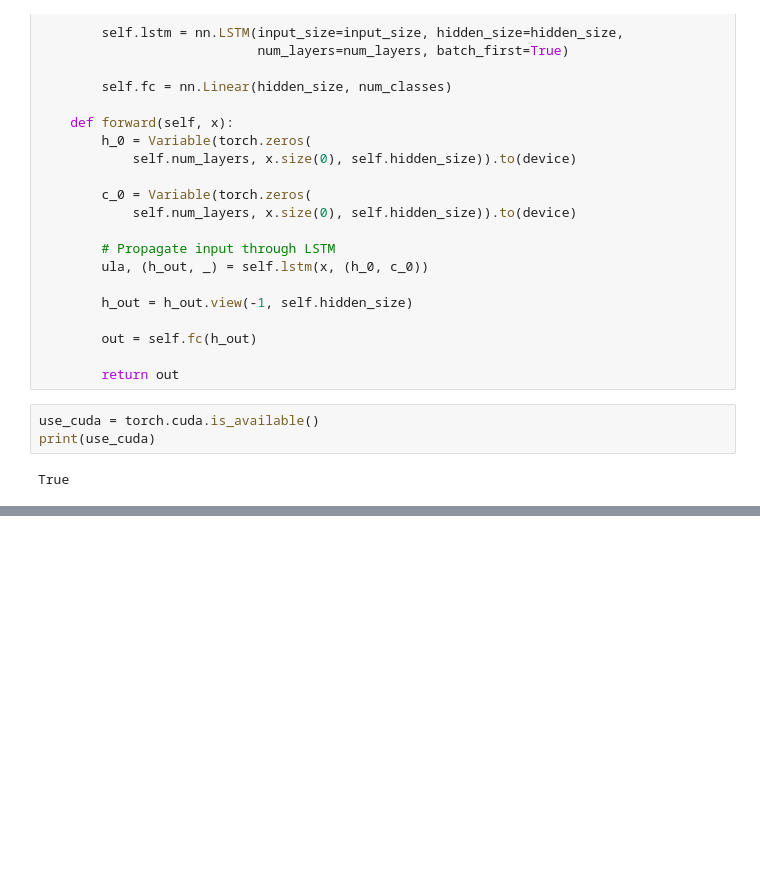
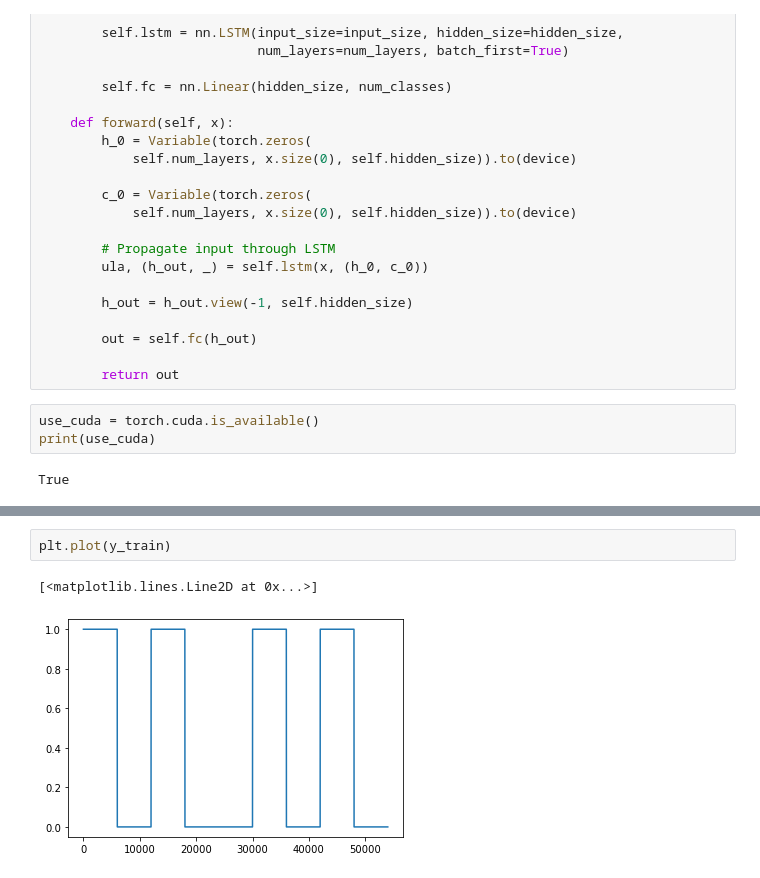
Before and after one commit to MattanTseng/ME_592_HW3, a Jupyter notebook: part2/part2_LSTM.ipynb, the cells around one changed output, grey strips where cells are left out. Drawn from its saved outputs; the diff is of its cells as text; blank space fills up the shorter version.

```diff
--- a/part2/part2_LSTM.ipynb
+++ b/part2/part2_LSTM.ipynb
@@ -221,0 +300,5 @@ Epoch 8, Loss_train: 0.1068, Loss_test: 0.0831
+# %%
+plt.plot(y_train)
+# %% [output]
+[<matplotlib.lines.Line2D at 0x...>]
+[figure, added]
```
Also changed, not shown: parts of 47 cells of this notebook.
